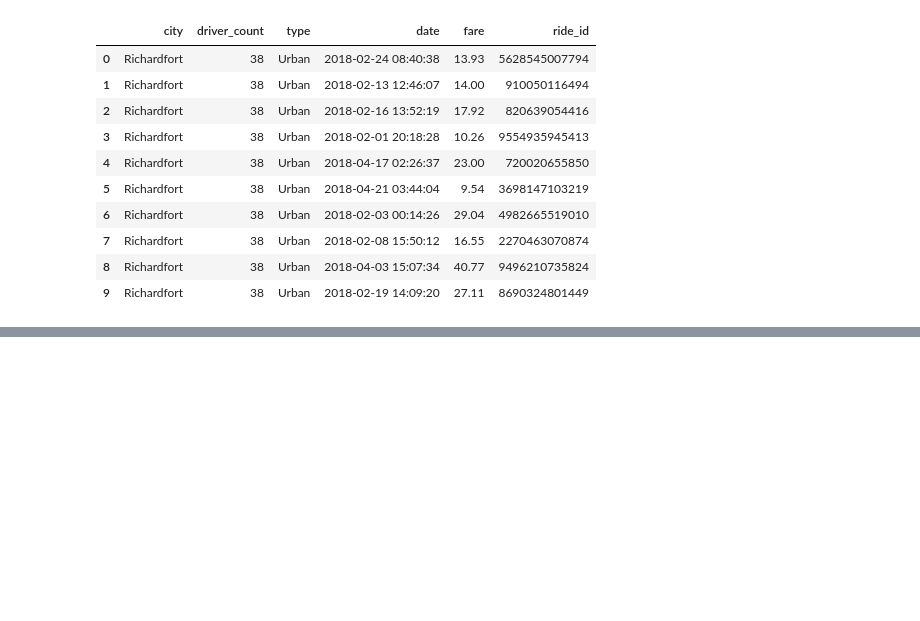
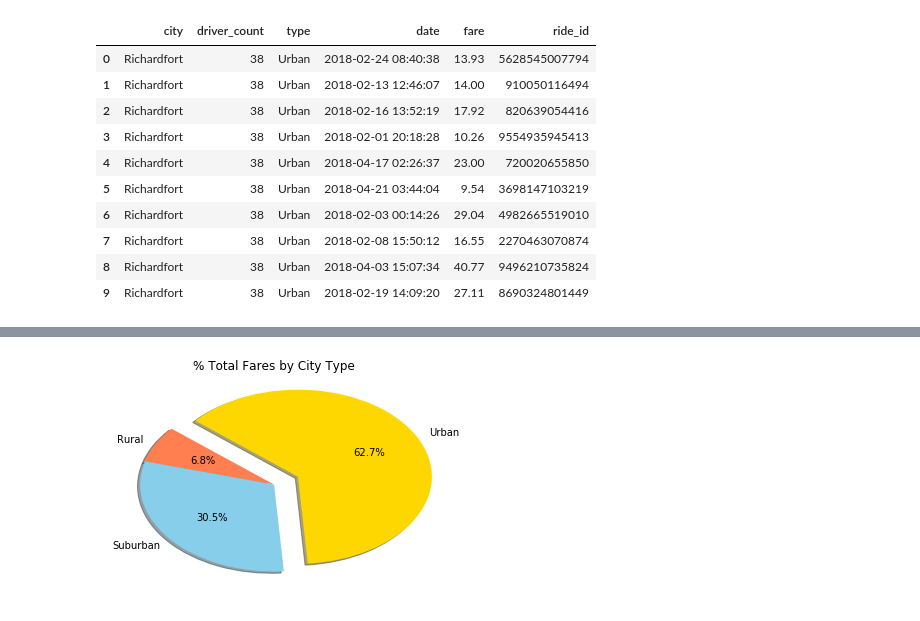
Before and after one commit to gbates22/Python-Challenge, a Jupyter notebook: Pyber/Pyber_main.ipynb, the cells around one changed output, grey strips where cells are left out. Cells and saved outputs as stored; diff of their text form; code cells hidden in the pictures; blank space fills up the shorter version.

```diff
--- a/Pyber/Pyber_main.ipynb
+++ b/Pyber/Pyber_main.ipynb
@@ -65,0 +111,19 @@ ValueError: not enough values to unpack (expected 1, got 0)
+# %%
+#Use columns in dataframe to compute % of fares by city type
+type_percent = 100 * cr_data.groupby(['type']).sum()['fare'] / cr_data['fare'].sum()
+
+#Create Pie chart comparing % of ride by city type
+plt.pie(type_percent,
+        labels=['Rural', 'Suburban', 'Urban'],
+        colors=['coral', 'skyblue', 'gold'],
+        explode=[0, 0, 0.2],
+        autopct='%1.1f%%',
+        shadow=True, startangle=140)
+plt.title('% Total Fares by City Type')
+plt.axis='equal'
+
+
+plt.savefig('analysis/Fig2.png')
+plt.show()
+# %% [output]
+[figure, added]
```
Also changed, not shown: parts of 6 cells of this notebook, 4 other files.
